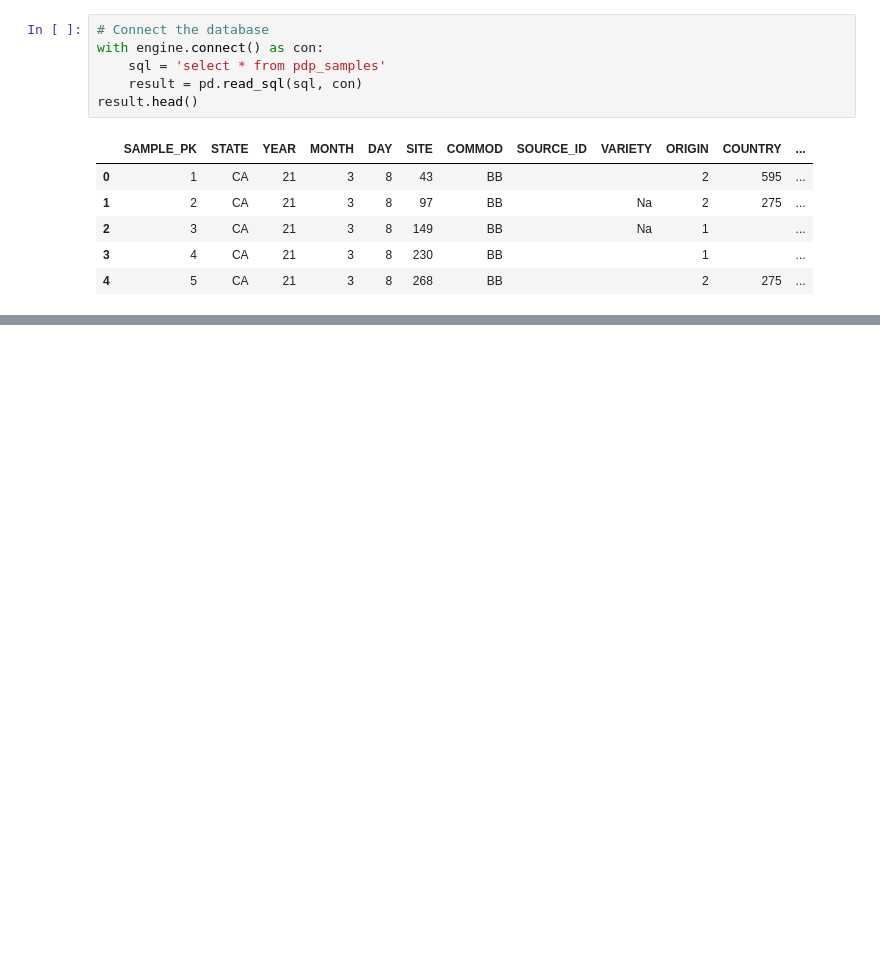
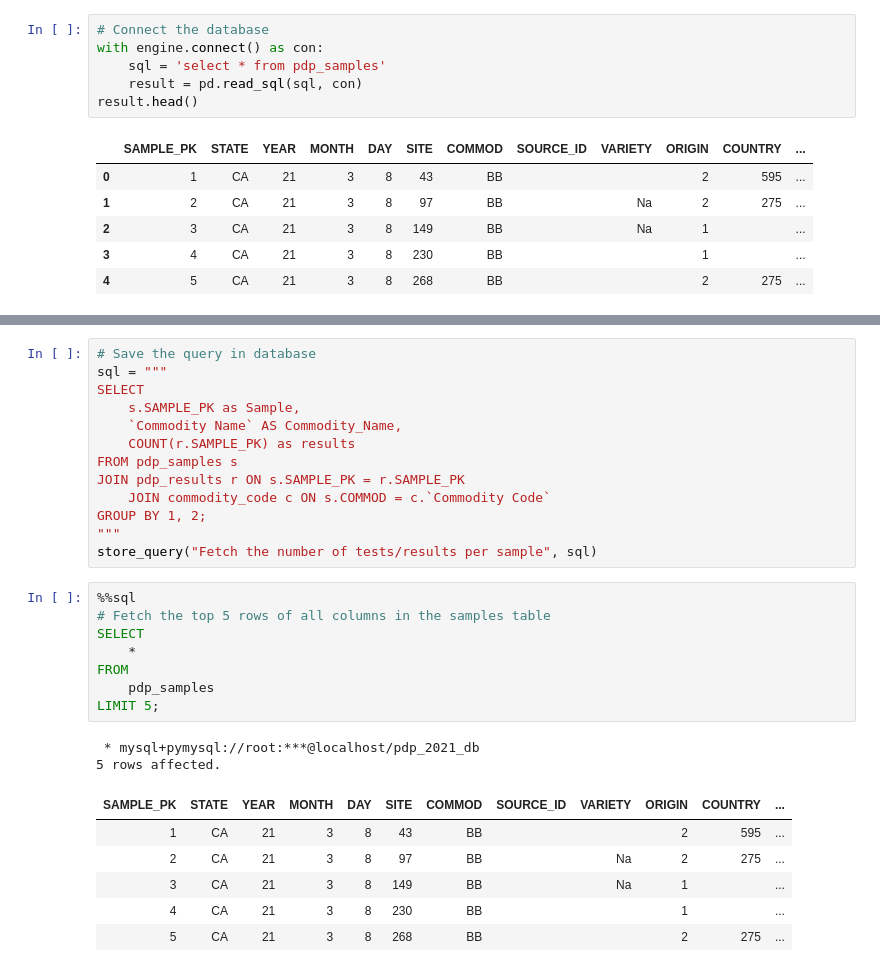
Before and after one commit to soyinkas1/PP00013_SQL_Practice-and-Application-Projects, a Jupyter notebook: PDP Database SQL Analysis_CPD Projects_01/Pandas Control Notebook_PDP Database SQL Analysis .ipynb, the cells around one changed output, grey strips where cells are left out. Saved outputs shown, nothing was run; the diff lists cells and outputs as text; blank space fills up the shorter version.

```diff
--- a/PDP Database SQL Analysis_CPD Projects_01/Pandas Control Notebook_PDP Database SQL Analysis .ipynb
+++ b/PDP Database SQL Analysis_CPD Projects_01/Pandas Control Notebook_PDP Database SQL Analysis .ipynb
@@ -323,0 +840,30 @@ queries.head()
+# %%
+# Save the query in database
+sql = """
+SELECT
+	s.SAMPLE_PK as Sample,
+    `Commodity Name` AS Commodity_Name,
+    COUNT(r.SAMPLE_PK) as results
+FROM pdp_samples s
+JOIN pdp_results r ON s.SAMPLE_PK = r.SAMPLE_PK
+	JOIN commodity_code c ON s.COMMOD = c.`Commodity Code`
+GROUP BY 1, 2;
+"""
+store_query("Fetch the number of tests/results per sample", sql)
+# %%
+%%sql
+# Fetch the top 5 rows of all columns in the samples table
+SELECT
+    *
+FROM
+    pdp_samples
+LIMIT 5;
+# %% [output]
+ * mysql+pymysql://root:***@localhost/pdp_2021_db
+5 rows affected.
+| SAMPLE_PK | STATE | YEAR | MONTH | DAY | SITE | COMMOD | SOURCE_ID | VARIETY | ORIGIN | COUNTRY | ... |
+| 1 | CA | 21 | 3 | 8 | 43 | BB |  |  | 2 | 595 | ... |
+| 2 | CA | 21 | 3 | 8 | 97 | BB |  | Na | 2 | 275 | ... |
+| 3 | CA | 21 | 3 | 8 | 149 | BB |  | Na | 1 |  | ... |
+| 4 | CA | 21 | 3 | 8 | 230 | BB |  |  | 1 |  | ... |
+| 5 | CA | 21 | 3 | 8 | 268 | BB |  |  | 2 | 275 | ... |
```
Also changed, not shown: parts of 82 cells of this notebook.
